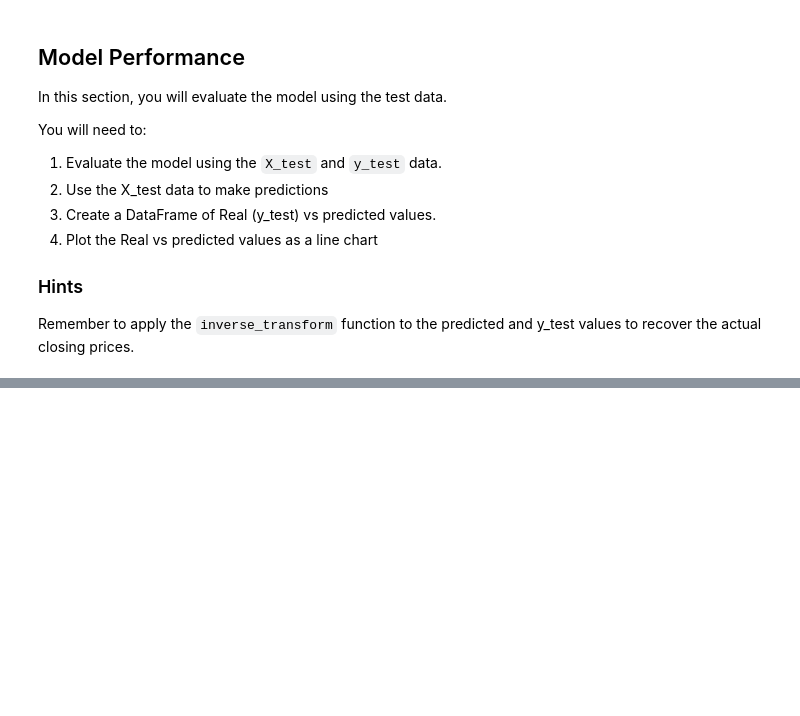
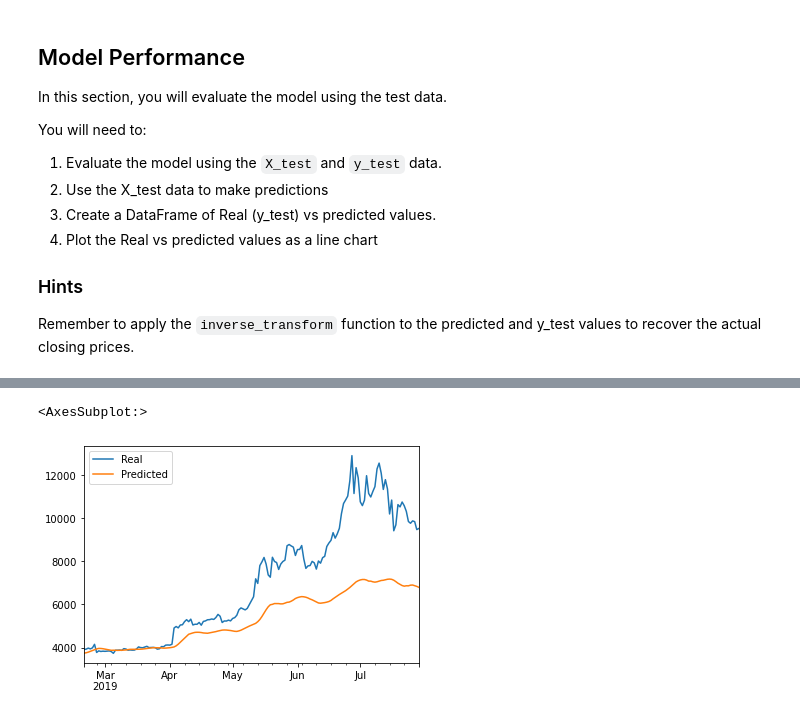
Before and after one commit to tarikhamza1/Deep-Learning, a Jupyter notebook: lstm_stock_predictor_closing.ipynb, the cells around one changed output, grey strips where cells are left out. Saved outputs shown, nothing was run; the diff lists cells and outputs as text; code cells hidden in the pictures; blank space fills up the shorter version.

```diff
--- a/lstm_stock_predictor_closing.ipynb
+++ b/lstm_stock_predictor_closing.ipynb
@@ -238,4 +284,4 @@ stocks.head()
 # %%
 # Plot the real vs predicted values as a line chart
-# YOUR CODE HERE!
+stocks.plot()
 # %% [output]
@@ -242,0 +288,2 @@ stocks.head()
+<AxesSubplot:>
+[figure, added]
```
Also changed, not shown: parts of 16 cells of this notebook.
